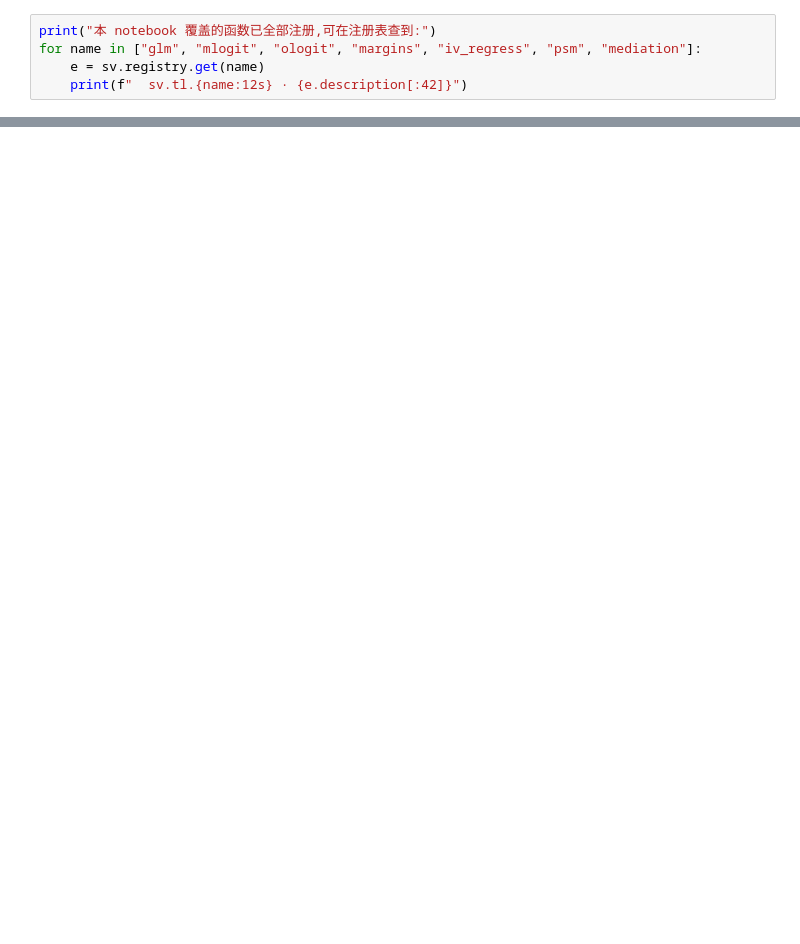
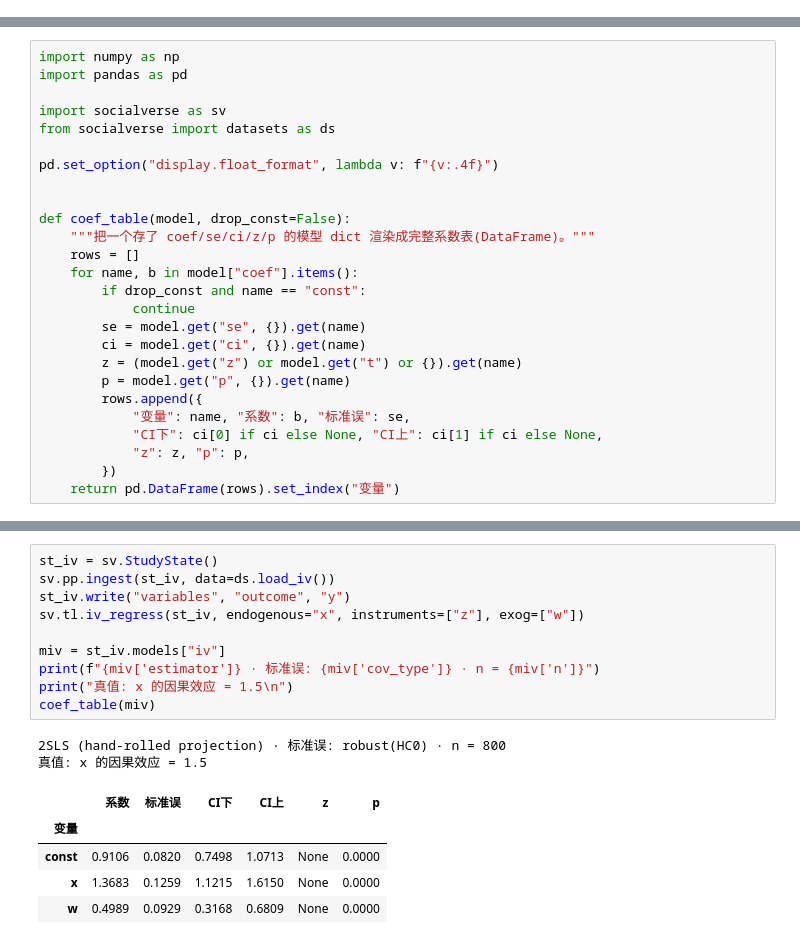
Before and after one commit to omicverse/socialverse, a Jupyter notebook: notebooks/17_regression_iv_matching_mediation.ipynb, the cells around one changed output, grey strips where cells are left out. Saved outputs shown, nothing was run; the diff lists cells and outputs as text; blank space fills up the shorter version.

```diff
--- a/notebooks/17_regression_iv_matching_mediation.ipynb
+++ b/notebooks/17_regression_iv_matching_mediation.ipynb
@@ -116,5 +0,0 @@ print(f"中介占比      = {m['prop_mediated']:.1%}")
-# %%
-print("本 notebook 覆盖的函数已全部注册,可在注册表查到:")
-for name in ["glm", "mlogit", "ologit", "margins", "iv_regress", "psm", "mediation"]:
-    e = sv.registry.get(name)
-    print(f"  sv.tl.{name:12s} · {e.description[:42]}")
@@ -129,0 +9,26 @@ for name in ["glm", "mlogit", "ologit", "margins", "iv_regress", "psm", "mediati
+# %%
+import numpy as np
+import pandas as pd
+
+import socialverse as sv
+from socialverse import datasets as ds
+
+pd.set_option("display.float_format", lambda v: f"{v:.4f}")
+
+
+def coef_table(model, drop_const=False):
+    """把一个存了 coef/se/ci/z/p 的模型 dict 渲染成完整系数表(DataFrame)。"""
+    rows = []
+    for name, b in model["coef"].items():
+        if drop_const and name == "const":
+            continue
+        se = model.get("se", {}).get(name)
+        ci = model.get("ci", {}).get(name)
+        z = (model.get("z") or model.get("t") or {}).get(name)
+        p = model.get("p", {}).get(name)
+        rows.append({
+            "变量": name, "系数": b, "标准误": se,
+            "CI下": ci[0] if ci else None, "CI上": ci[1] if ci else None,
+            "z": z, "p": p,
+        })
+    return pd.DataFrame(rows).set_index("变量")
@@ -129,0 +204,18 @@ for name in ["glm", "mlogit", "ologit", "margins", "iv_regress", "psm", "mediati
+# %%
+st_iv = sv.StudyState()
+sv.pp.ingest(st_iv, data=ds.load_iv())
+st_iv.write("variables", "outcome", "y")
+sv.tl.iv_regress(st_iv, endogenous="x", instruments=["z"], exog=["w"])
+
+miv = st_iv.models["iv"]
+print(f"{miv['estimator']} · 标准误: {miv['cov_type']} · n = {miv['n']}")
+print("真值: x 的因果效应 = 1.5\n")
+coef_table(miv)
+# %% [output]
+2SLS (hand-rolled projection) · 标准误: robust(HC0) · n = 800
+真值: x 的因果效应 = 1.5
+|  | 系数 | 标准误 | CI下 | CI上 | z | p |
+| 变量 |  |  |  |  |  |  |
+| const | 0.9106 | 0.0820 | 0.7498 | 1.0713 | None | 0.0000 |
+| x | 1.3683 | 0.1259 | 1.1215 | 1.6150 | None | 0.0000 |
+| w | 0.4989 | 0.0929 | 0.3168 | 0.6809 | None | 0.0000 |
```
Also changed, not shown: parts of 49 cells of this notebook, 2 other files.
